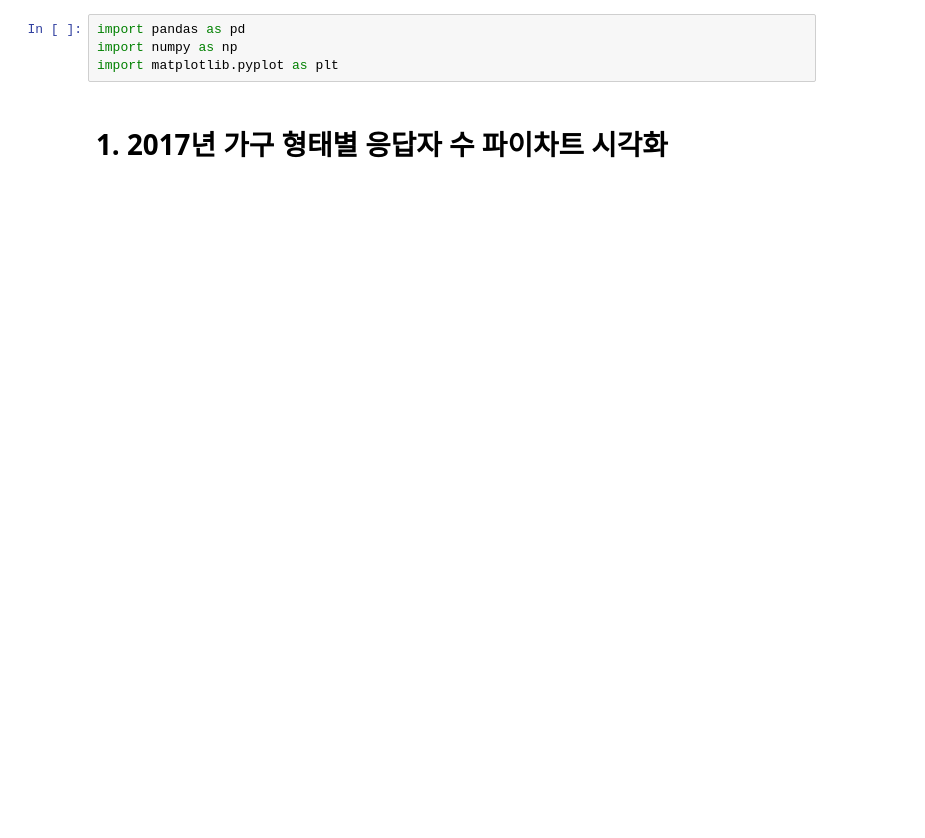
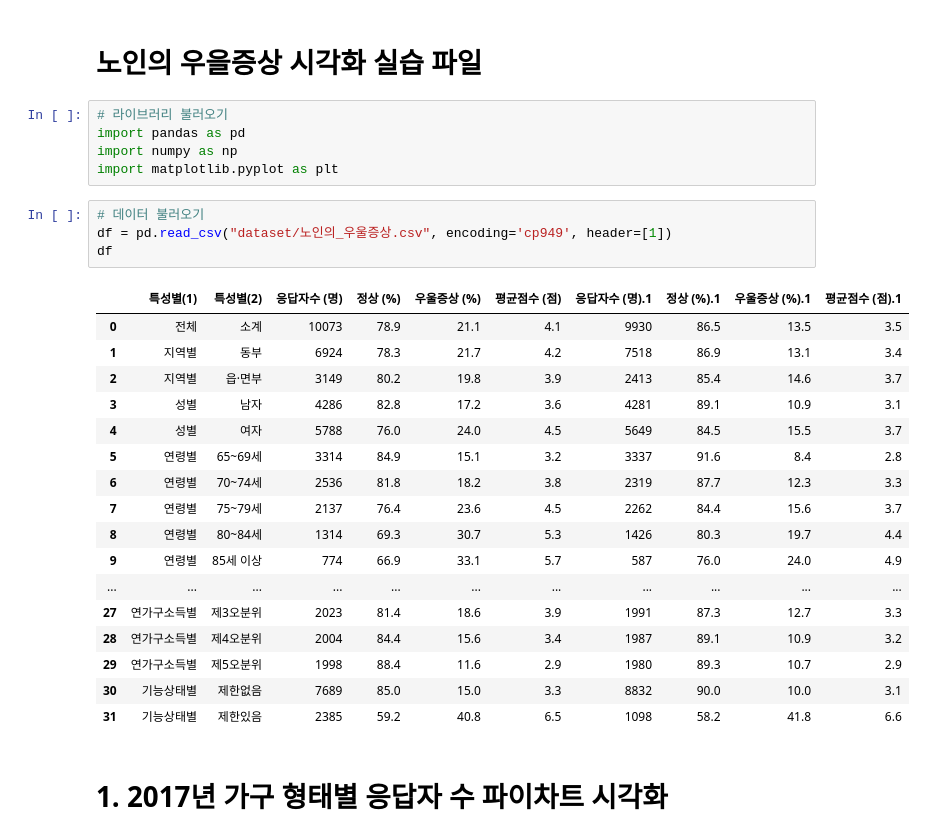
Before and after one commit to Hanbi-Kim/TextMining, a Jupyter notebook: [실습2] 노인의 우울증상 시각화.ipynb, the cells around one changed output. Cells and saved outputs as stored; diff of their text form; blank space fills up the shorter version.

```diff
--- a/[실습2] 노인의 우울증상 시각화.ipynb
+++ b/[실습2] 노인의 우울증상 시각화.ipynb
@@ -1,6 +1,31 @@
+# %% [markdown]
+# 노인의 우을증상 시각화 실습 파일
 # %%
+# 라이브러리 불러오기
 import pandas as pd
 import numpy as np
 import matplotlib.pyplot as plt
+# %%
+# 데이터 불러오기
+df = pd.read_csv("dataset/노인의_우울증상.csv", encoding='cp949', header=[1])
+df
+# %% [output]
+|  | 특성별(1) | 특성별(2) | 응답자수 (명) | 정상 (%) | 우울증상 (%) | 평균점수 (점) | 응답자수 (명).1 | 정상 (%).1 | 우울증상 (%).1 | 평균점수 (점).1 |
+| 0 | 전체 | 소계 | 10073 | 78.9 | 21.1 | 4.1 | 9930 | 86.5 | 13.5 | 3.5 |
+| 1 | 지역별 | 동부 | 6924 | 78.3 | 21.7 | 4.2 | 7518 | 86.9 | 13.1 | 3.4 |
+| 2 | 지역별 | 읍·면부 | 3149 | 80.2 | 19.8 | 3.9 | 2413 | 85.4 | 14.6 | 3.7 |
+| 3 | 성별 | 남자 | 4286 | 82.8 | 17.2 | 3.6 | 4281 | 89.1 | 10.9 | 3.1 |
+| 4 | 성별 | 여자 | 5788 | 76.0 | 24.0 | 4.5 | 5649 | 84.5 | 15.5 | 3.7 |
+| 5 | 연령별 | 65~69세 | 3314 | 84.9 | 15.1 | 3.2 | 3337 | 91.6 | 8.4 | 2.8 |
+| 6 | 연령별 | 70~74세 | 2536 | 81.8 | 18.2 | 3.8 | 2319 | 87.7 | 12.3 | 3.3 |
+| 7 | 연령별 | 75~79세 | 2137 | 76.4 | 23.6 | 4.5 | 2262 | 84.4 | 15.6 | 3.7 |
+| 8 | 연령별 | 80~84세 | 1314 | 69.3 | 30.7 | 5.3 | 1426 | 80.3 | 19.7 | 4.4 |
+| 9 | 연령별 | 85세 이상 | 774 | 66.9 | 33.1 | 5.7 | 587 | 76.0 | 24.0 | 4.9 |
+| ... | ... | ... | ... | ... | ... | ... | ... | ... | ... | ... |
+| 27 | 연가구소득별 | 제3오분위 | 2023 | 81.4 | 18.6 | 3.9 | 1991 | 87.3 | 12.7 | 3.3 |
+| 28 | 연가구소득별 | 제4오분위 | 2004 | 84.4 | 15.6 | 3.4 | 1987 | 89.1 | 10.9 | 3.2 |
+| 29 | 연가구소득별 | 제5오분위 | 1998 | 88.4 | 11.6 | 2.9 | 1980 | 89.3 | 10.7 | 2.9 |
+| 30 | 기능상태별 | 제한없음 | 7689 | 85.0 | 15.0 | 3.3 | 8832 | 90.0 | 10.0 | 3.1 |
+| 31 | 기능상태별 | 제한있음 | 2385 | 59.2 | 40.8 | 6.5 | 1098 | 58.2 | 41.8 | 6.6 |
 # %% [markdown]
 # 1. 2017년 가구 형태별 응답자 수 파이차트 시각화
```
Also changed, not shown: parts of 14 cells of this notebook.
